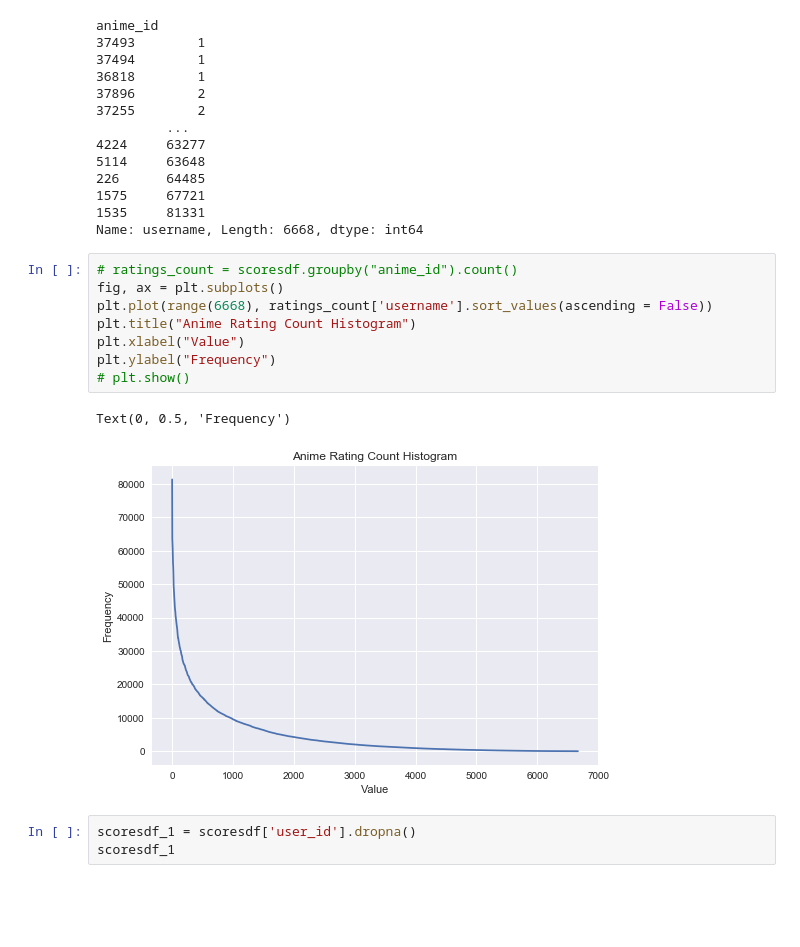
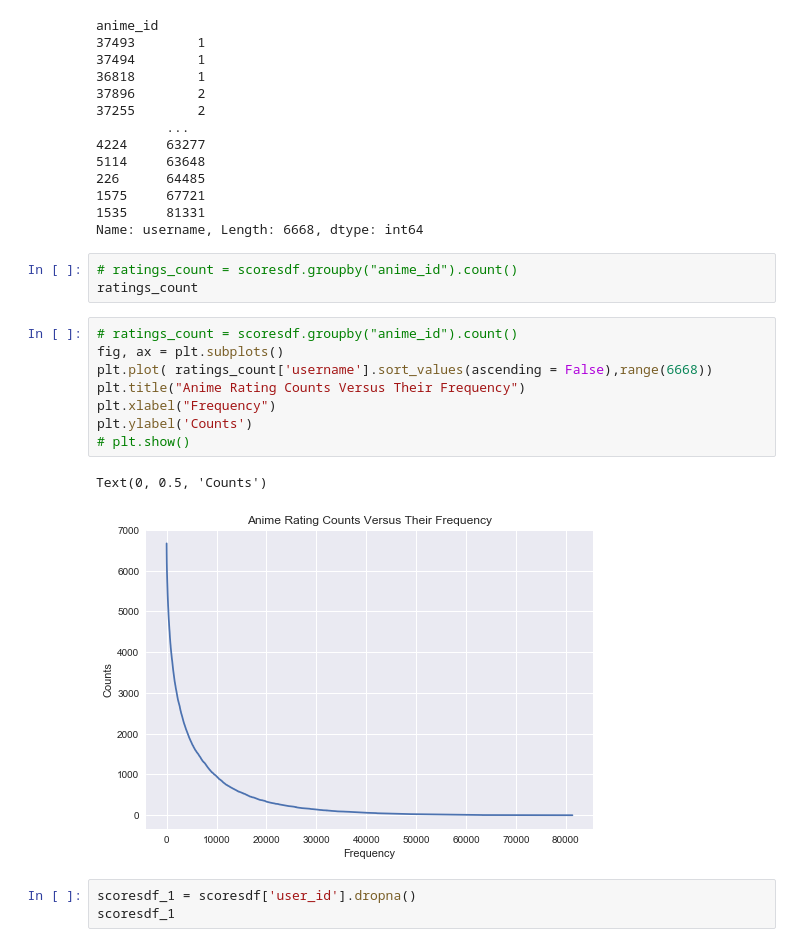
Before and after one commit to Jameshskelton/Anime_Recommender, a Jupyter notebook: myanimelist/EDA-myanimelist.ipynb, the cells around one changed output. Saved outputs shown, nothing was run; the diff lists cells and outputs as text; blank space fills up the shorter version.

```diff
--- a/myanimelist/EDA-myanimelist.ipynb
+++ b/myanimelist/EDA-myanimelist.ipynb
@@ -202,17 +233,20 @@ anime_id
 1575     67721
 1535     81331
 Name: username, Length: 6668, dtype: int64
+# %%
+# ratings_count = scoresdf.groupby("anime_id").count()
+ratings_count
 # %%
 # ratings_count = scoresdf.groupby("anime_id").count()
 fig, ax = plt.subplots()
-plt.plot(range(6668), ratings_count['username'].sort_values(ascending = False))
-plt.title("Anime Rating Count Histogram")
-plt.xlabel("Value")
-plt.ylabel("Frequency")
+plt.plot( ratings_count['username'].sort_values(ascending = False),range(6668))
+plt.title("Anime Rating Counts Versus Their Frequency")
+plt.xlabel("Frequency")
+plt.ylabel('Counts')
 # plt.show()
 # %% [output]
-Text(0, 0.5, 'Frequency')
+Text(0, 0.5, 'Counts')
-[figure, old version]
+[figure, new version]
 # %%
 scoresdf_1 = scoresdf['user_id'].dropna()
 scoresdf_1
```
Also changed, not shown: parts of 16 cells of this notebook, 1 other file.
